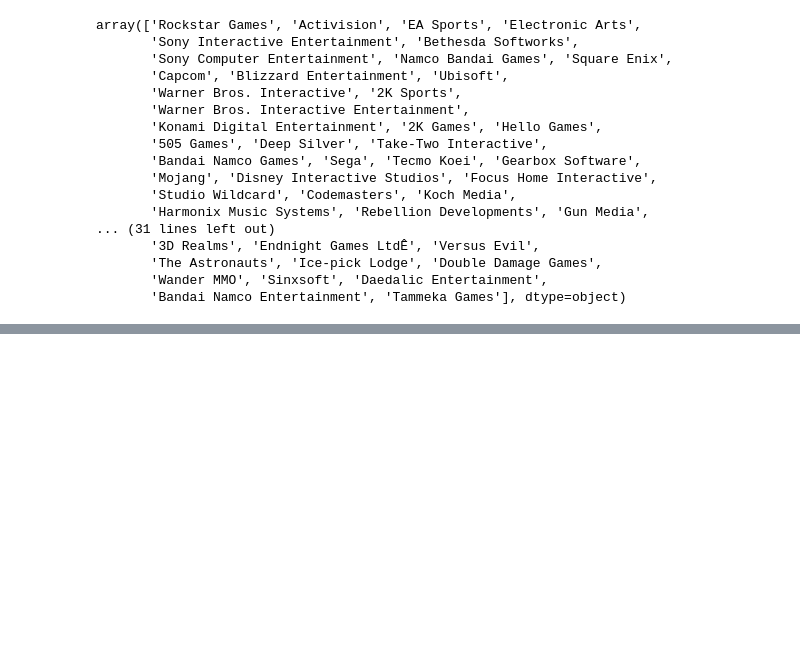
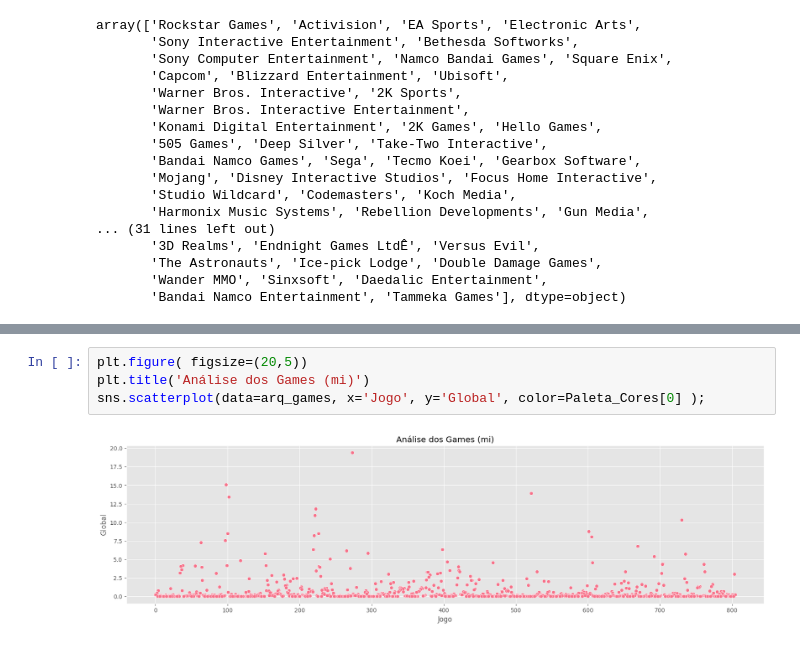
Before and after one commit to 21seya/Analise_dados_conceitos, a Jupyter notebook: projeto04_mercado_games.ipynb, the cells around one changed output, grey strips where cells are left out. Cells and saved outputs as stored; diff of their text form; blank space fills up the shorter version.

```diff
--- a/projeto04_mercado_games.ipynb
+++ b/projeto04_mercado_games.ipynb
@@ -278,0 +318,6 @@ ModuleNotFoundError: No module named 'sklearn'
+# %%
+plt.figure( figsize=(20,5))
+plt.title('Análise dos Games (mi)')
+sns.scatterplot(data=arq_games, x='Jogo', y='Global', color=Paleta_Cores[0] );
+# %% [output]
+[figure, added]
```
Also changed, not shown: parts of 4 cells of this notebook.
